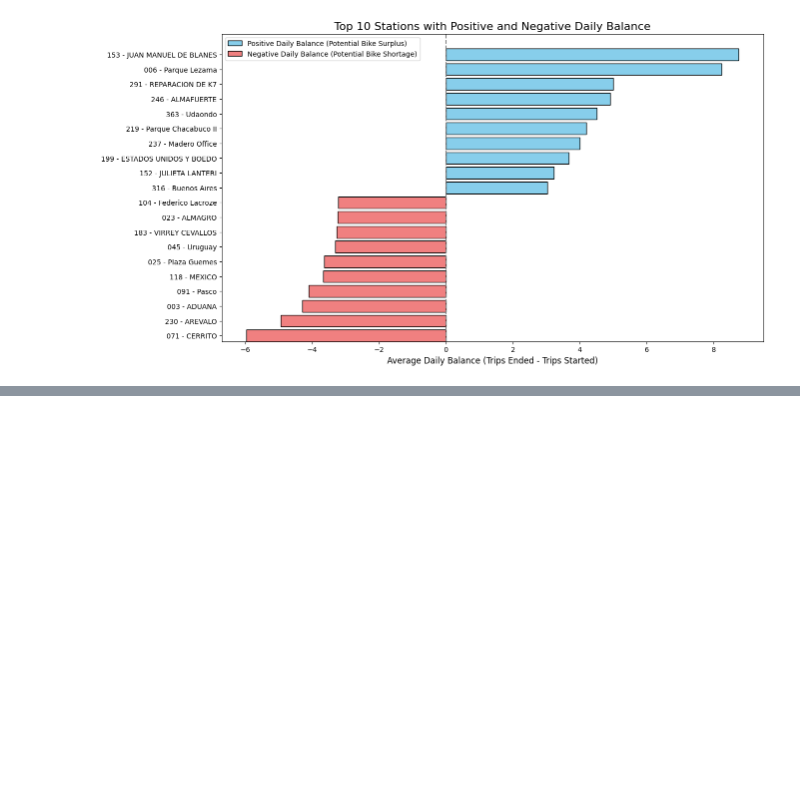
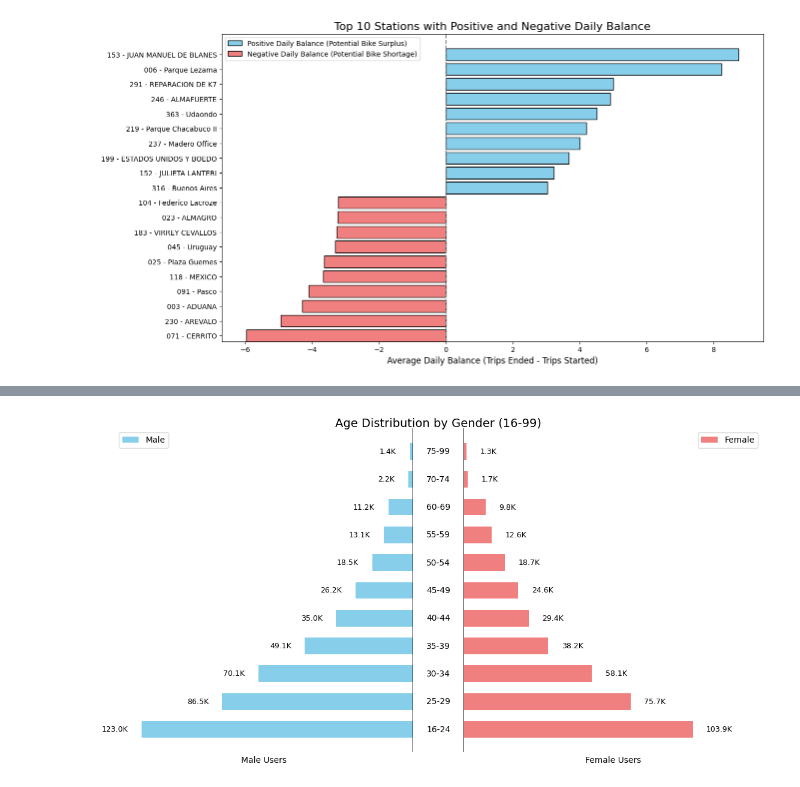
Before and after one commit to eferrario/bike-analytics, a Jupyter notebook: bikeanalytics.ipynb, the cells around one changed output, grey strips where cells are left out. Cells and saved outputs as stored; diff of their text form; code cells hidden in the pictures; blank space fills up the shorter version.

```diff
--- a/bikeanalytics.ipynb
+++ b/bikeanalytics.ipynb
@@ -437,0 +886,81 @@ plt.show()
+# %%
+# Data preparation: filter users aged 16 to 99 and create custom age bins
+df_users_all['edad_usuario'] = pd.to_numeric(df_users_all['edad_usuario'], errors='coerce')
+df_users_all = df_users_all[(df_users_all['edad_usuario'] >= 16) & (df_users_all['edad_usuario'] <= 99)]
+bins = [16, 25, 30, 35, 40, 45, 50, 55, 60, 70, 75, 100]
+labels = ["16-24", "25-29", "30-34", "35-39", "40-44", "45-49", "50-54", "55-59", "60-69", "70-74", "75-99"]
+df_users_all['age_range'] = pd.cut(df_users_all['edad_usuario'], bins=bins, labels=labels, right=False)
+
+# Group by age_range and gender, explicitly passing observed=False to suppress the FutureWarning
+grouped = df_users_all.groupby(['age_range', 'genero_usuario'], observed=False).size().unstack(fill_value=0)
+male_counts = grouped['MALE'] if 'MALE' in grouped.columns else pd.Series(0, index=grouped.index)
+female_counts = grouped['FEMALE'] if 'FEMALE' in grouped.columns else pd.Series(0, index=grouped.index)
+
+index = np.arange(len(grouped.index))
+global_max = max(male_counts.max(), female_counts.max())
+
+# Create three subplots: left (male), center (age labels), right (female)
+gs = gridspec.GridSpec(1, 3, width_ratios=[1, 0.1, 1], wspace=0.05)
+fig = plt.figure(figsize=(12, 6))
+ax_left = plt.subplot(gs[0])
+ax_center = plt.subplot(gs[1])
+ax_right = plt.subplot(gs[2])
+
+# Left chart: Male bars (start at 0 and extend left as negative values)
+bars_male = ax_left.barh(index, -male_counts, left=0, height=0.6, color='skyblue', label='Male')
+ax_left.axvline(0, color='black', linewidth=2, zorder=3)
+ax_left.set_xlim([-global_max * 1.1, 0])
+ax_left.set_yticks(index)
+ax_left.set_yticklabels([])  # age labels in the center
+ax_left.set_xlabel("Male Users")
+ax_left.spines['top'].set_visible(False)
+ax_left.spines['right'].set_visible(False)
+ax_left.spines['bottom'].set_visible(False)
+ax_left.spines['left'].set_visible(False)
+ax_left.tick_params(left=False, bottom=False)
+ax_left.legend(loc='upper left')
+ax_left.set_xticks([])  # hide x-axis labels
+
+# Add data labels for each male bar (in thousands with 1 decimal if >=1000)
+for i, count in enumerate(male_counts):
+    if count >= 1000:
+        label_text = f"{count/1000:.1f}K"
+    else:
+        label_text = f"{int(count)}"
+    ax_left.text(-count - (0.05 * global_max), i, label_text, va='center', ha='right', fontsize=9, color='black')
+
+# Center chart: Age range labels
+ax_center.set_xlim(0, 1)
+ax_center.set_ylim(ax_left.get_ylim())
+ax_center.axis('off')
+for i, label in enumerate(grouped.index):
+    ax_center.text(0.5, i, str(label), ha='center', va='center', fontsize=10, color='black')
+
+# Right chart: Female bars (start at 0 and extend right as positive values)
+bars_female = ax_right.barh(index, female_counts, left=0, height=0.6, color='lightcoral', label='Female')
+ax_right.axvline(0, color='black', linewidth=0.7, zorder=3)
+ax_right.set_xlim([0, global_max * 1.1])
+ax_right.set_yticks([])
+ax_right.set_xlabel("Female Users")
+ax_right.spines['top'].set_visible(False)
+ax_right.spines['right'].set_visible(False)
+ax_right.spines['bottom'].set_visible(False)
+ax_right.spines['left'].set_visible(False)
+ax_right.tick_params(left=False, bottom=False)
+ax_right.legend(loc='upper right')
+ax_right.set_xticks([])  # hide x-axis labels
+
+# Add data labels for each female bar (in thousands with 1 decimal if >=1000)
+for i, count in enumerate(female_counts):
+    if count >= 1000:
+        label_text = f"{count/1000:.1f}K"
+    else:
+        label_text = f"{int(count)}"
+    ax_right.text(count + (0.05 * global_max), i, label_text, va='center', ha='left', fontsize=9, color='black')
+
+fig.suptitle("Age Distribution by Gender (16-99)", fontsize=14)
+# Instead of tight_layout, use subplots_adjust to avoid compatibility issues
+plt.subplots_adjust(left=0.05, right=0.95, top=0.95, bottom=0.05)
+plt.show()
+# %% [output]
+[figure, added]
```
Also changed, not shown: parts of 35 cells of this notebook.
